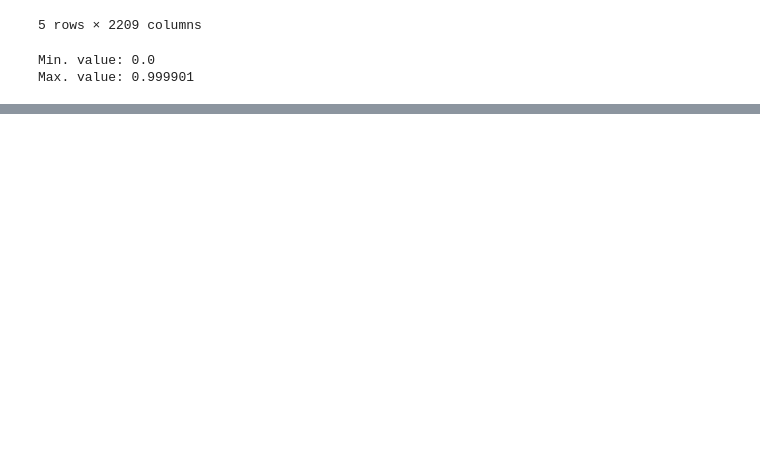
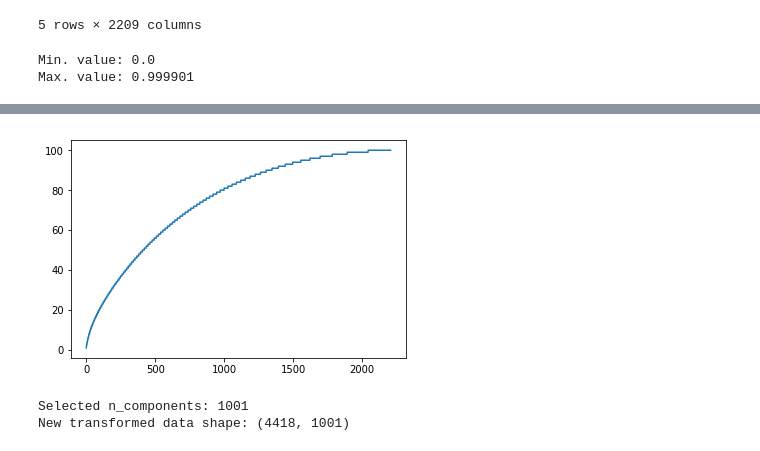
Before and after one commit to rossanez/MO444-2s2017, a Jupyter notebook: Trab03/MO444_2017_Trab03_Grupo05.ipynb, the cells around one changed output, grey strips where cells are left out. Cells and saved outputs as stored; diff of their text form; code cells hidden in the pictures; blank space fills up the shorter version.

```diff
--- a/Trab03/MO444_2017_Trab03_Grupo05.ipynb
+++ b/Trab03/MO444_2017_Trab03_Grupo05.ipynb
@@ -142,0 +196,19 @@ f.show()
+# %%
+from sklearn.decomposition import PCA
+
+pca = PCA().fit(data)
+
+cum_variance = np.round(np.cumsum(pca.explained_variance_ratio_) * 100)
+plt.plot(cum_variance)
+plt.show()
+# %% [output]
+[figure, added]
+# %%
+n_components = np.argmax(cum_variance > 70) + 1
+print("Selected n_components: {}".format(n_components))
+
+transformed_data = PCA(n_components).fit_transform(data)
+print("New transformed data shape: {}".format(transformed_data.shape))
+# %% [output]
+Selected n_components: 1001
+New transformed data shape: (4418, 1001)
```
Also changed, not shown: parts of 11 cells of this notebook.
